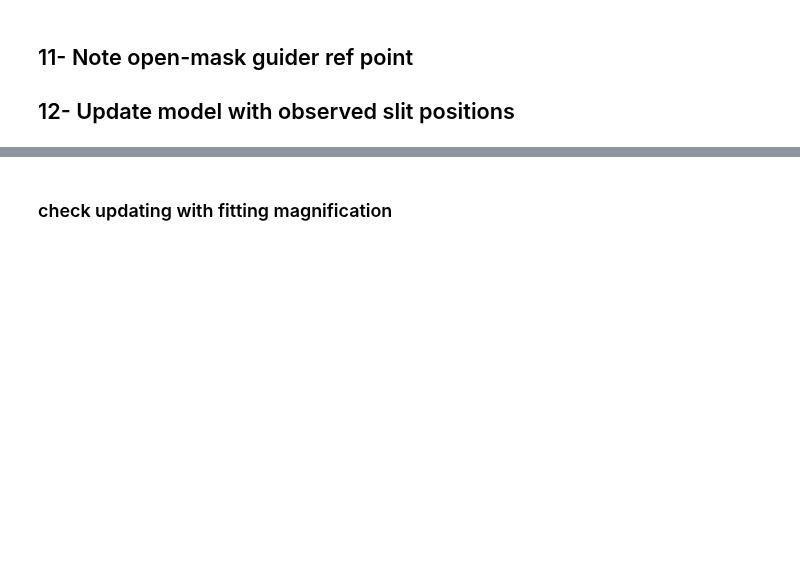
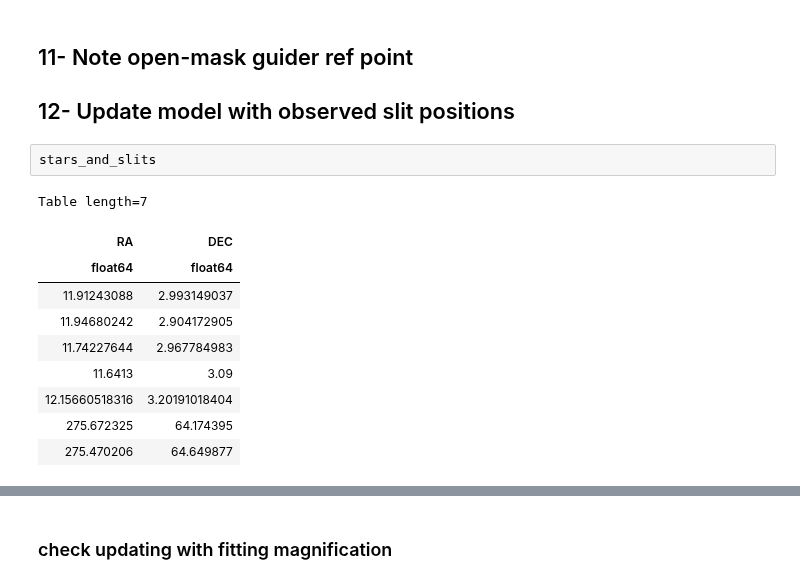
Before and after one commit to vpicouet/FireBallPipe, a Jupyter notebook: Notebook/2023/FTS/Full_XY/second_round_XY/NEWFTS_QSObright_Full_230822.ipynb, the cells around one changed output, grey strips where cells are left out. Saved outputs shown, nothing was run; the diff lists cells and outputs as text; blank space fills up the shorter version.

```diff
--- a/Notebook/2023/FTS/Full_XY/second_round_XY/NEWFTS_QSObright_Full_230822.ipynb
+++ b/Notebook/2023/FTS/Full_XY/second_round_XY/NEWFTS_QSObright_Full_230822.ipynb
@@ -298,6 +304,19 @@ wave:  0.20619
 # %% [markdown]
 ## 11- Note open-mask guider ref point
 ## 12- Update model with observed slit positions
+# %%
+stars_and_slits
+# %% [output]
+Table length=7
+| RA | DEC |
+| float64 | float64 |
+| 11.91243088 | 2.993149037 |
+| 11.94680242 | 2.904172905 |
+| 11.74227644 | 2.967784983 |
+| 11.6413 | 3.09 |
+| 12.15660518316 | 3.20191018404 |
+| 275.672325 | 64.174395 |
+| 275.470206 | 64.649877 |
 # %%
 slits_coord_obs = G2UV.detector2guider(slits_coord_obs_det, wave=obs_wave, angle=True  )
 weight = np.array( [1.]*16  + [1./(1. + 1e-1)]*16)
```
Also changed, not shown: parts of 13 cells of this notebook, 25 other files.
